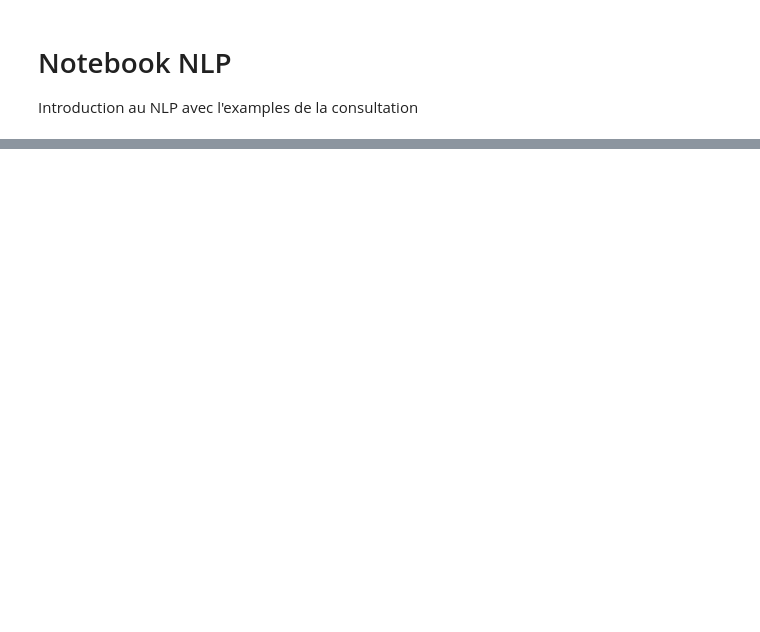
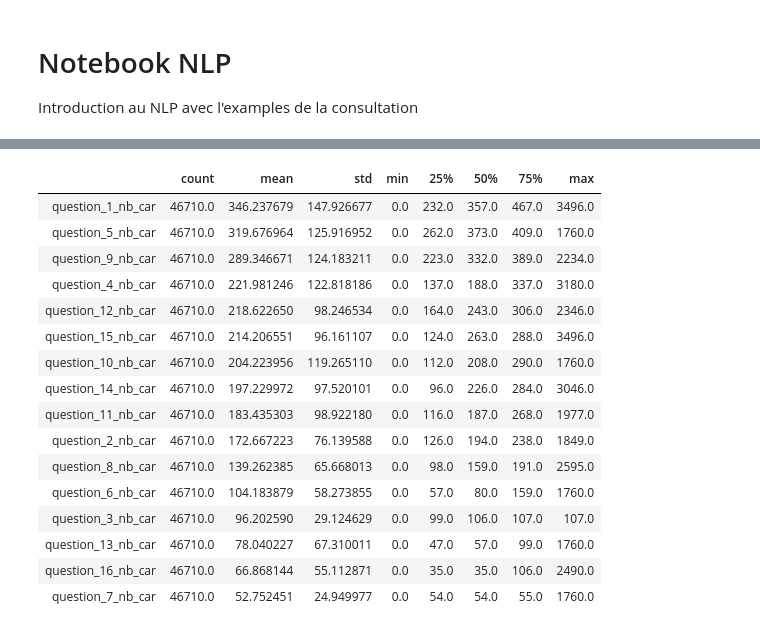
Before and after one commit to etalab-ia/ami-ia, a Jupyter notebook: notebooks/ami_ia_NLP.ipynb, the cells around one changed output, grey strips where cells are left out. Saved outputs shown, nothing was run; the diff lists cells and outputs as text; code cells hidden in the pictures; blank space fills up the shorter version.

```diff
--- a/notebooks/ami_ia_NLP.ipynb
+++ b/notebooks/ami_ia_NLP.ipynb
@@ -58,0 +59,8 @@ df.head()
+# %%
+# on regarde le nombre de réponses remplies pour chaque colonnes
+
+colonnes_questions = list(dict_questions.keys())
+
+nb_reponses = df[colonnes_questions].describe().transpose()
+nb_reponses["proportion_questions_remplies"] = nb_reponses["count"]/len(df)
+nb_reponses.sort_values(by = "count", ascending = False)
@@ -58,0 +98,3 @@ df.head()
+# %%
+# on regarde le nombre de réponses manquantes par répondant
+df["nb_reponses_manquantes"] = df.apply(lambda row: sum([pd.isnull(row[x]) for x in colonnes_questions ]), axis = 1)
@@ -58,0 +137,28 @@ df.head()
+# %%
+df = df[df["nb_reponses_manquantes"]<16]
+# %%
+# nombre de caractères et de mots par réponse
+
+for col in colonnes_questions:
+    df[col + "_nb_car"] = df[col].map(lambda x: len(x) if pd.isnull(x)==False else 0)
+# %%
+colonnes_nb_car = [x + "_nb_car" for x in colonnes_questions]
+df[colonnes_nb_car].describe().transpose().sort_values(by = "mean", ascending = False)
+# %% [output]
+|  | count | mean | std | min | 25% | 50% | 75% | max |
+| question_1_nb_car | 46710.0 | 346.237679 | 147.926677 | 0.0 | 232.0 | 357.0 | 467.0 | 3496.0 |
+| question_5_nb_car | 46710.0 | 319.676964 | 125.916952 | 0.0 | 262.0 | 373.0 | 409.0 | 1760.0 |
+| question_9_nb_car | 46710.0 | 289.346671 | 124.183211 | 0.0 | 223.0 | 332.0 | 389.0 | 2234.0 |
+| question_4_nb_car | 46710.0 | 221.981246 | 122.818186 | 0.0 | 137.0 | 188.0 | 337.0 | 3180.0 |
+| question_12_nb_car | 46710.0 | 218.622650 | 98.246534 | 0.0 | 164.0 | 243.0 | 306.0 | 2346.0 |
+| question_15_nb_car | 46710.0 | 214.206551 | 96.161107 | 0.0 | 124.0 | 263.0 | 288.0 | 3496.0 |
+| question_10_nb_car | 46710.0 | 204.223956 | 119.265110 | 0.0 | 112.0 | 208.0 | 290.0 | 1760.0 |
+| question_14_nb_car | 46710.0 | 197.229972 | 97.520101 | 0.0 | 96.0 | 226.0 | 284.0 | 3046.0 |
+| question_11_nb_car | 46710.0 | 183.435303 | 98.922180 | 0.0 | 116.0 | 187.0 | 268.0 | 1977.0 |
+| question_2_nb_car | 46710.0 | 172.667223 | 76.139588 | 0.0 | 126.0 | 194.0 | 238.0 | 1849.0 |
+| question_8_nb_car | 46710.0 | 139.262385 | 65.668013 | 0.0 | 98.0 | 159.0 | 191.0 | 2595.0 |
+| question_6_nb_car | 46710.0 | 104.183879 | 58.273855 | 0.0 | 57.0 | 80.0 | 159.0 | 1760.0 |
+| question_3_nb_car | 46710.0 | 96.202590 | 29.124629 | 0.0 | 99.0 | 106.0 | 107.0 | 107.0 |
+| question_13_nb_car | 46710.0 | 78.040227 | 67.310011 | 0.0 | 47.0 | 57.0 | 99.0 | 1760.0 |
+| question_16_nb_car | 46710.0 | 66.868144 | 55.112871 | 0.0 | 35.0 | 35.0 | 106.0 | 2490.0 |
+| question_7_nb_car | 46710.0 | 52.752451 | 24.949977 | 0.0 | 54.0 | 54.0 | 55.0 | 1760.0 |
```
Also changed, not shown: parts of 9 cells of this notebook, 7 other files.
